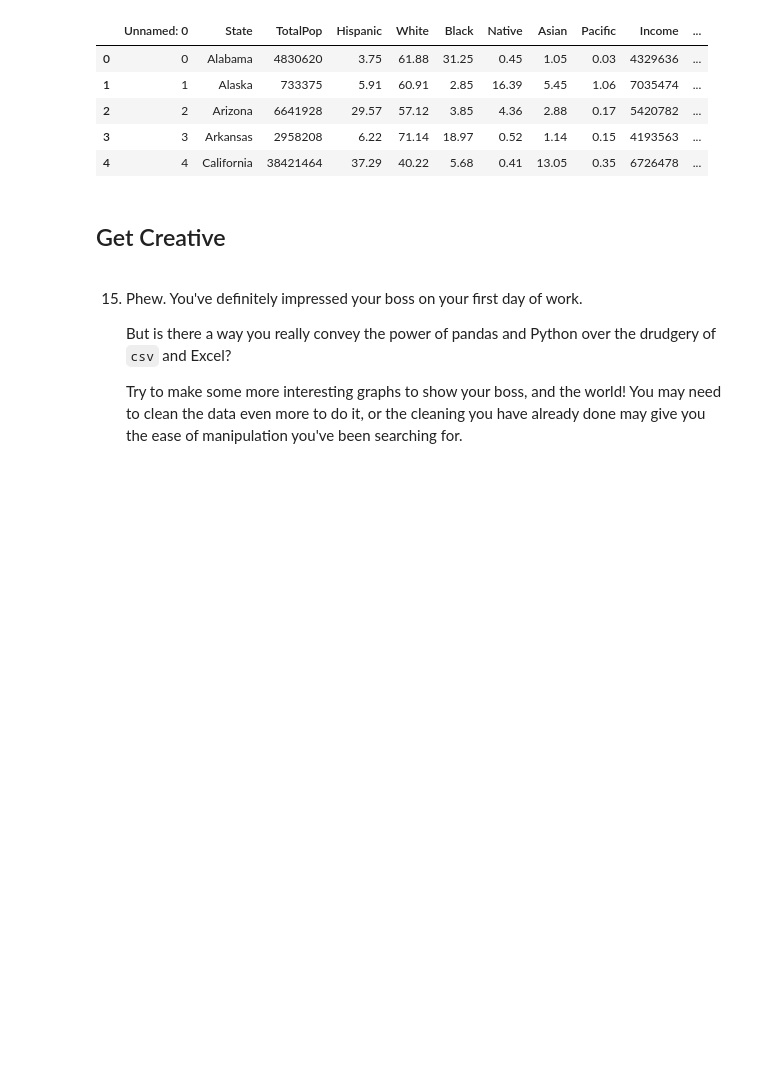
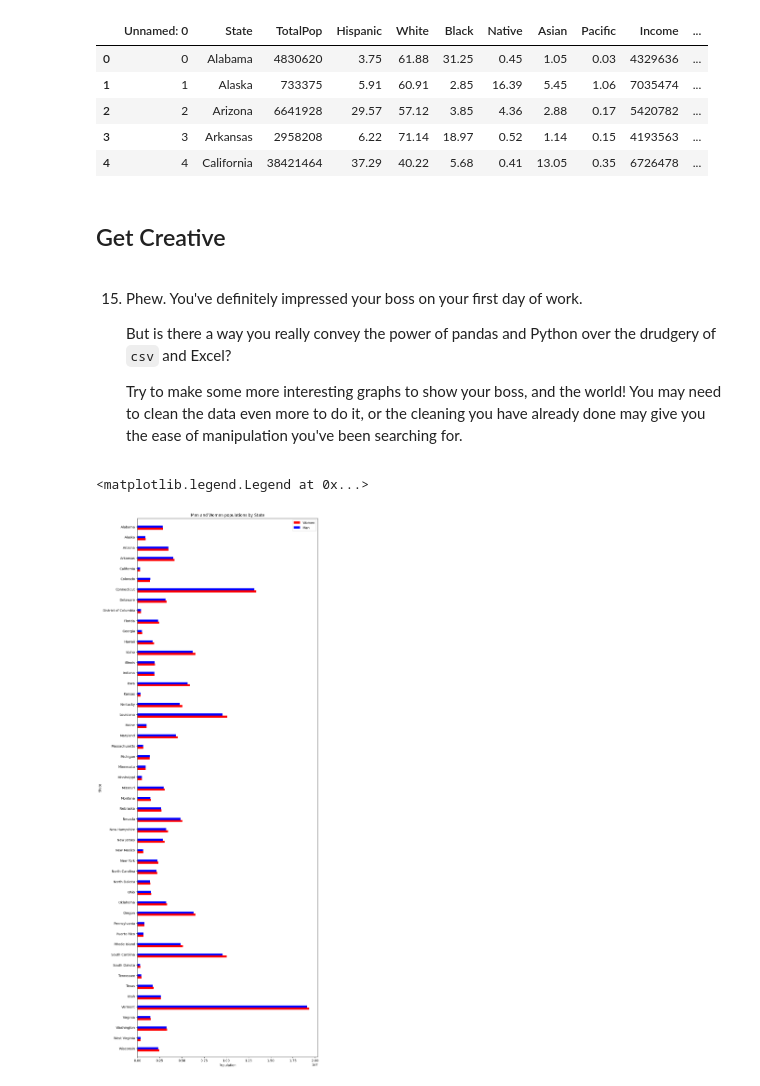
Before and after one commit to camvives/Data_Science, a Jupyter notebook: Cleaning US Census Data/Cleaning US Census Data.ipynb, the cells around one changed output. Drawn from its saved outputs; the diff is of its cells as text; code cells hidden in the pictures; blank space fills up the shorter version.

Commit message:
Add creative plot

```diff
--- a/Cleaning US Census Data/Cleaning US Census Data.ipynb
+++ b/Cleaning US Census Data/Cleaning US Census Data.ipynb
@@ -245,3 +245,20 @@ us_census.head()
     But is there a way you really convey the power of pandas and Python over the drudgery of `csv` and Excel?
 
     Try to make some more interesting graphs to show your boss, and the world! You may need to clean the data even more to do it, or the cleaning you have already done may give you the ease of manipulation you've been searching for.
+# %%
+us_census = us_census.drop_duplicates(subset="State" )
+# %%
+ind = np.arange(len(us_census))
+width = 0.2
+
+fig = plt.figure(figsize=(10, 30))
+ax = fig.add_subplot(111)
+
+ax.barh(ind, us_census['Women'], width, color='red', label='Women')
+ax.barh(ind + width, us_census['Men'], width, color='blue', label='Man')
+
+ax.set(yticks=ind + width, yticklabels=us_census['State'].sort_values(ascending=False), ylim=[2*width - 1, len(us_census)], title="Men and Women populations by State", xlabel="Population", ylabel="State")
+ax.legend()
+# %% [output]
+<matplotlib.legend.Legend at 0x...>
+[figure, added]
```
Also changed, not shown: parts of 1 cell of this notebook.
